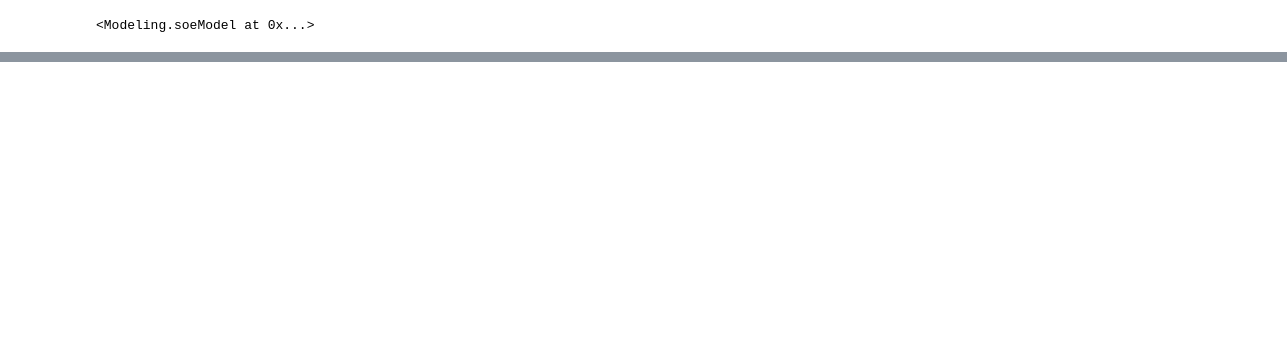
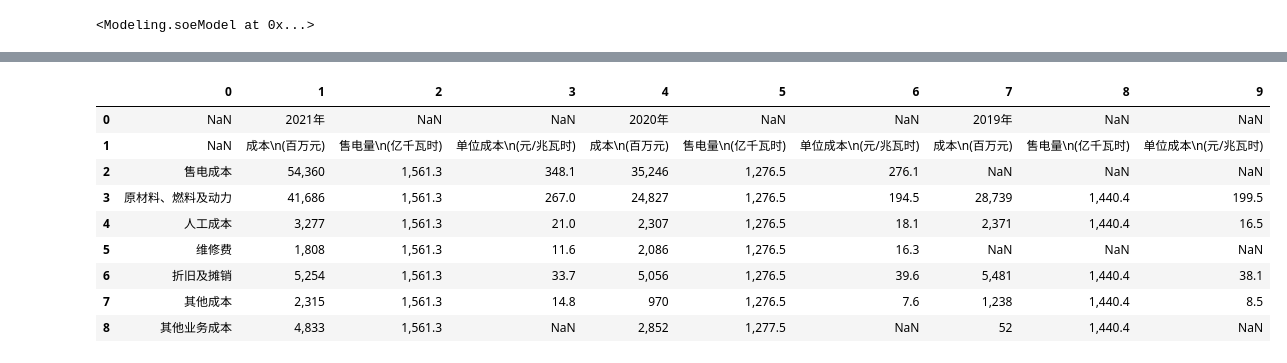
Before and after one commit to orangejustin/CHINA_SOE_MODEL, a Jupyter notebook: check.ipynb, the cells around one changed output, grey strips where cells are left out. Saved outputs shown, nothing was run; the diff lists cells and outputs as text; code cells hidden in the pictures; blank space fills up the shorter version.

```diff
--- a/check.ipynb
+++ b/check.ipynb
@@ -73,0 +160,14 @@ model.case
+# %%
+df = model.power_cost.copy()
+df
+# %% [output]
+|  | 0 | 1 | 2 | 3 | 4 | 5 | 6 | 7 | 8 | 9 |
+| 0 | NaN | 2021年 | NaN | NaN | 2020年 | NaN | NaN | 2019年 | NaN | NaN |
+| 1 | NaN | 成本\n(百万元) | 售电量\n(亿千瓦时) | 单位成本\n(元/兆瓦时) | 成本\n(百万元) | 售电量\n(亿千瓦时) | 单位成本\n(元/兆瓦时) | 成本\n(百万元) | 售电量\n(亿千瓦时) | 单位成本\n(元/兆瓦时) |
+| 2 | 售电成本 | 54,360 | 1,561.3 | 348.1 | 35,246 | 1,276.5 | 276.1 | NaN | NaN | NaN |
+| 3 | 原材料、燃料及动力 | 41,686 | 1,561.3 | 267.0 | 24,827 | 1,276.5 | 194.5 | 28,739 | 1,440.4 | 199.5 |
+| 4 | 人工成本 | 3,277 | 1,561.3 | 21.0 | 2,307 | 1,276.5 | 18.1 | 2,371 | 1,440.4 | 16.5 |
+| 5 | 维修费 | 1,808 | 1,561.3 | 11.6 | 2,086 | 1,276.5 | 16.3 | NaN | NaN | NaN |
+| 6 | 折旧及摊销 | 5,254 | 1,561.3 | 33.7 | 5,056 | 1,276.5 | 39.6 | 5,481 | 1,440.4 | 38.1 |
+| 7 | 其他成本 | 2,315 | 1,561.3 | 14.8 | 970 | 1,276.5 | 7.6 | 1,238 | 1,440.4 | 8.5 |
+| 8 | 其他业务成本 | 4,833 | 1,561.3 | NaN | 2,852 | 1,277.5 | NaN | 52 | 1,440.4 | NaN |
```
Also changed, not shown: parts of 25 cells of this notebook, 1 other file.
